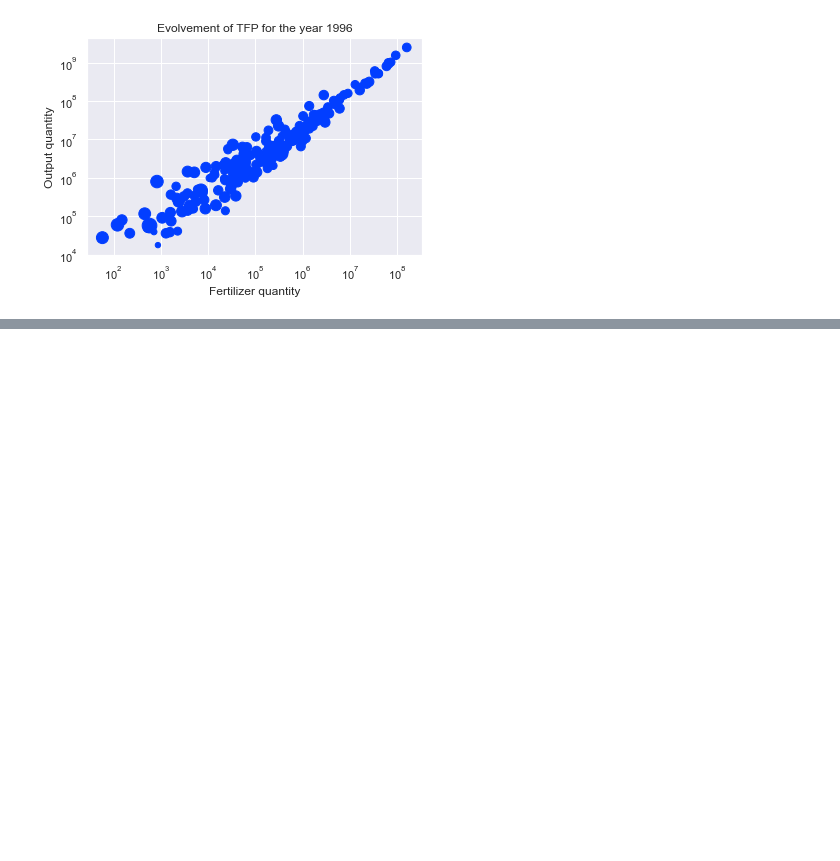
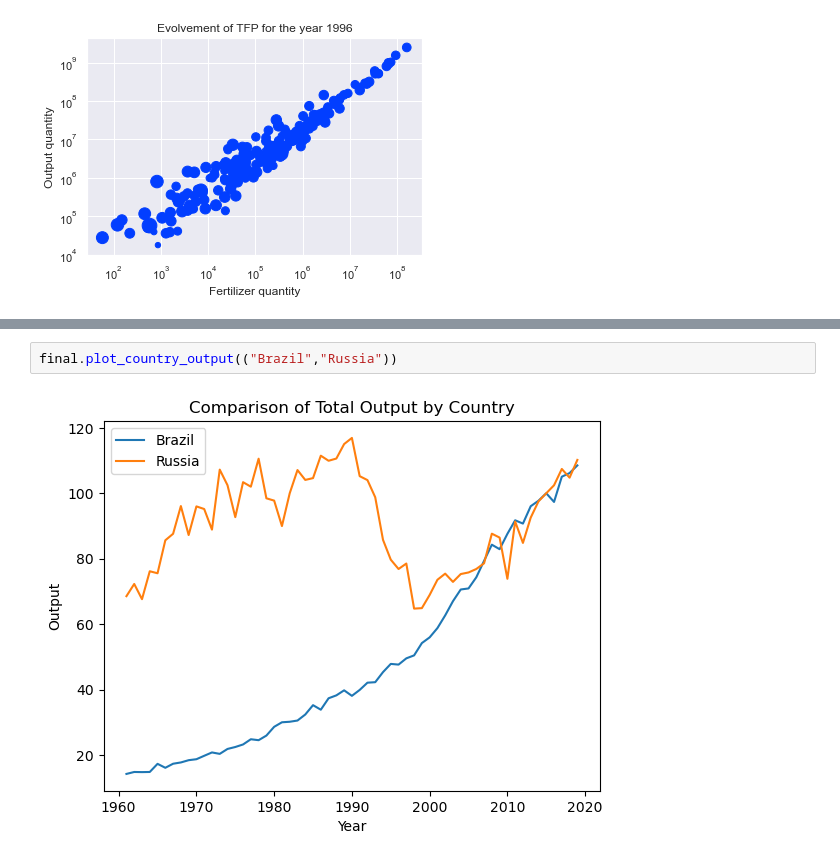
Before and after one commit to monica-navas-m/Advanced-Programming-for-Data-Science, a Jupyter notebook: testing/testing.ipynb, the cells around one changed output, grey strips where cells are left out. Drawn from its saved outputs; the diff is of its cells as text; blank space fills up the shorter version.

```diff
--- a/testing/testing.ipynb
+++ b/testing/testing.ipynb
@@ -65,0 +336,4 @@ test.gapminder(1996)
+# %%
+final.plot_country_output(("Brazil","Russia"))
+# %% [output]
+[figure, added]
```
Also changed, not shown: parts of 4 cells of this notebook, 3 other files.
